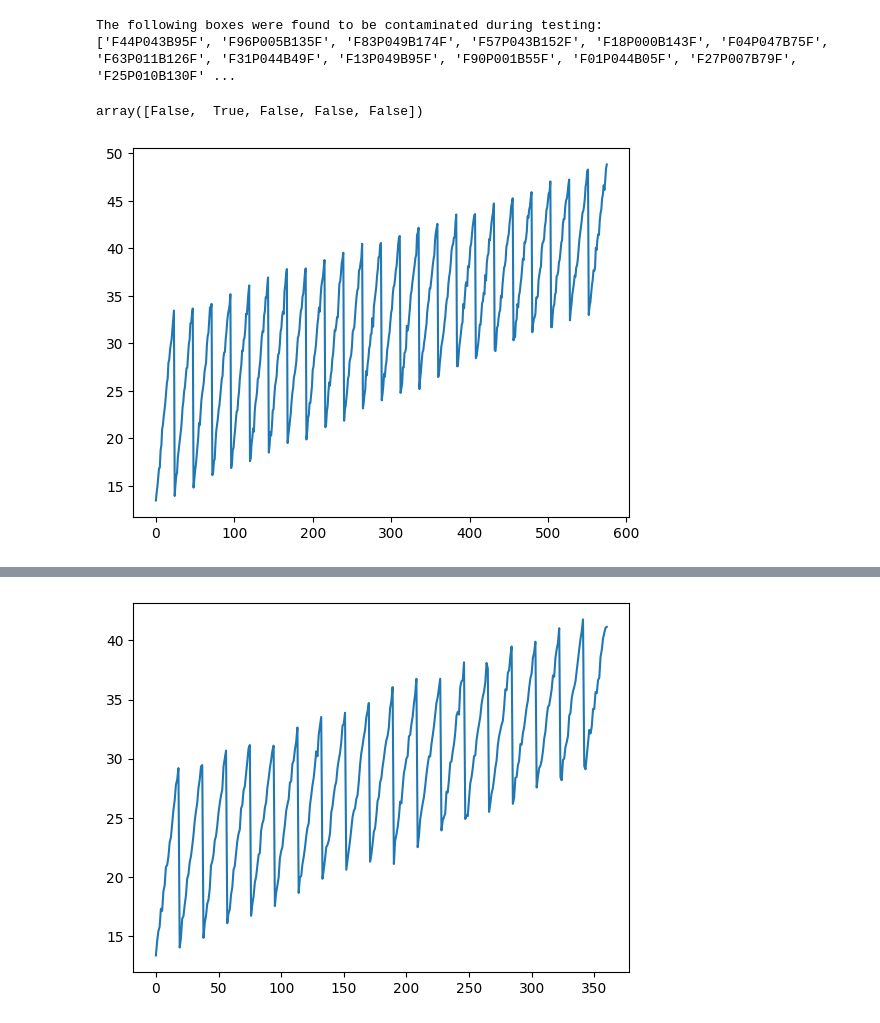
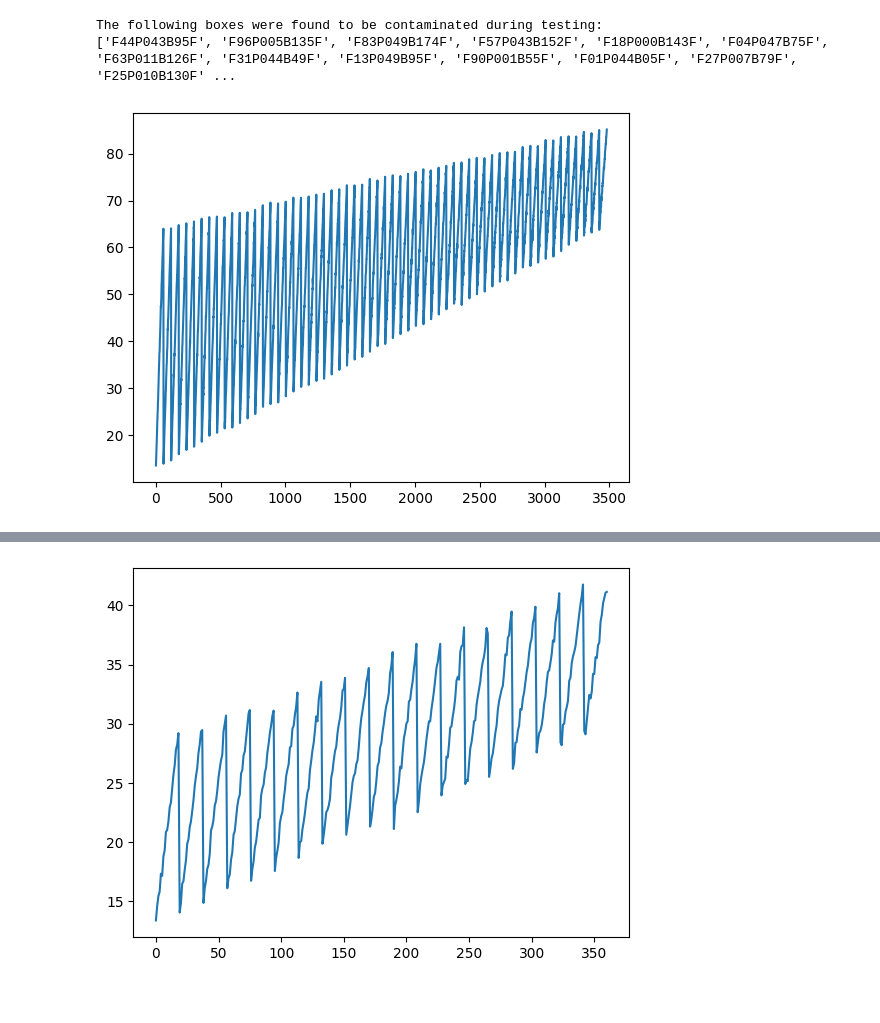
Before and after one commit to kushal-satya/food_safety_abm, a Jupyter notebook: initial_code.ipynb, the cells around one changed output, grey strips where cells are left out. Drawn from its saved outputs; the diff is of its cells as text; code cells hidden in the pictures.

```diff
--- a/initial_code.ipynb
+++ b/initial_code.ipynb
@@ -788,34 +788,26 @@ else:
 # %% [output]
 The following boxes were found to be contaminated during testing:
 ['F44P043B95F', 'F96P005B135F', 'F83P049B174F', 'F57P043B152F', 'F18P000B143F', 'F04P047B75F', 'F63P011B126F', 'F31P044B49F', 'F13P049B95F', 'F90P001B55F', 'F01P044B05F', 'F27P007B79F', 'F25P010B130F' ...
-# %%
-mask1 = np.zeros(5, dtype=np.bool_)
-mask1[0] = True
-mask1[1] = True
-mask2 = np.zeros(5, dtype=np.bool_)
-mask2[1] = True
-mask1*mask2
-# %% [output]
-array([False,  True, False, False, False])
 # %%
 import numpy as np
-from numba import njit, types as T
-@jit(T.ListType(T.string))
-def generate_box_id(farm_idx, plot_idx, box_idx):
+
+def generate_box_id(farm_idx, plot_idx, box_idx, stage):
     farm_str = str(farm_idx).zfill(2)
     plot_str = str(plot_idx).zfill(3)
     box_str = str(box_idx).zfill(2)
-    return "F" + farm_str + "P" + plot_str + "B" + box_str
-@njit
+    return "F" + farm_str + "P" + plot_str + "B" + box_str + stage
+
+#@njit(T.boolean(T.int64, T.float64))
 def generate_contamination_mask(total_boxes, contamination_rate):
     contaminated_boxes = int(total_boxes * contamination_rate)
     mask = np.zeros(total_boxes, dtype=np.bool_)
     mask[:contaminated_boxes] = True
     np.random.shuffle(mask)
     return mask
-@njit
-#def run_stage(box_ids: T.List, contamination_mask: T.Array, test_rate: float) -> T.Tuple:
-def run_stage(box_ids, contamination_mask, test_rate):
+
+def run_stage(stage: str, box_ids: T.List, contamination_mask: T.Array, test_rate: float) -> T.Tuple:
+
+#def run_stage(stage, box_ids, contamination_mask, test_rate):
     #tested_boxes = np.random.choice(box_ids.shape[0], int(box_ids.shape[0] * test_rate), replace=False)
     tested_boxes_mask = np.zeros(box_ids.shape[0], dtype=np.bool_)
     tested_boxes_mask[np.random.choice(box_ids.shape[0], int(box_ids.shape[0] * test_rate), replace=False)] = True
@@ -844,7 +836,7 @@ def run_stage(box_ids, contamination_mask, test_rate):
 def run_simulation(farm_population, plot_per_farm, box_per_plot, contamination_rate, f_test_rate, p_test_rate,
                    d_test_rate, r_test_rate, c_test_rate):
     total_boxes = farm_population * plot_per_farm * box_per_plot
-    box_ids = np.array([generate_box_id(farm_idx, plot_idx, box_idx)
+    box_ids = np.array([generate_box_id(farm_idx, plot_idx, box_idx, "F")
                         for farm_idx in range(farm_population)
                         for plot_idx in range(plot_per_farm)
                         for box_idx in range(box_per_plot)])
@@ -857,19 +849,19 @@ def run_simulation(farm_population, plot_per_farm, box_per_plot, contamination_r
     dropped_boxes_C = set()
 
     # Run F stage of testing
-    box_ids_F, contamination_mask, dropped_boxes_F = run_stage( box_ids, contamination_mask, f_test_rate)
+    box_ids_F, contamination_mask, dropped_boxes_F = run_stage("F", box_ids, contamination_mask, f_test_rate)
 
     # Run P stage of testing
-    box_ids_P, contamination_mask, dropped_boxes_P = run_stage(box_ids_F, contamination_mask, p_test_rate)
+    box_ids_P, contamination_mask, dropped_boxes_P = run_stage("P", box_ids_F, contamination_mask, p_test_rate)
 
     # Run D stage of testing
-    box_ids_D, contamination_mask, dropped_boxes_D = run_stage(box_ids_P, contamination_mask, d_test_rate)
+    box_ids_D, contamination_mask, dropped_boxes_D = run_stage("D", box_ids_P, contamination_mask, d_test_rate)
 
     # Run R stage of testing
-    box_ids_R, contamination_mask, dropped_boxes_R = run_stage(box_ids_D, contamination_mask, r_test_rate)
+    box_ids_R, contamination_mask, dropped_boxes_R = run_stage("R", box_ids_D, contamination_mask, r_test_rate)
 
     # Run C stage of testing
-    box_ids_C, contamination_mask, dropped_boxes_C = run_stage(box_ids_R, contamination_mask, c_test_rate)
+    box_ids_C, contamination_mask, dropped_boxes_C = run_stage("C", box_ids_R, contamination_mask, c_test_rate)
 
     return box_ids,box_ids_C, dropped_boxes_F, dropped_boxes_P, dropped_boxes_D, dropped_boxes_R, dropped_boxes_C
 
@@ -1000,36 +939,36 @@ plot_per_farm = 50
 box_per_plot = 50
 contamination_rate = 0.06
 
 d_test_rate = 0.03
 r_test_rate = 0.04
 c_test_rate = 0.05
 
 box_ids_l=[]
 box_ids_C_l=[]
 dropped_boxes_F_l=[]
 dropped_boxes_P_l=[]
 dropped_boxes_D_l=[]
 dropped_boxes_R_l=[]
 dropped_boxes_C_l=[]
 detection_percent_l=[]
-for f_test_rate in tqdm(np.arange(0.01,0.25,0.01)):
-    for p_test_rate in np.arange(0.01,0.25,0.01):
+for f_test_rate in tqdm(np.arange(0.01,0.6,0.01)):
+    for p_test_rate in np.arange(0.01,0.6,0.01):
         box_ids,box_ids_C, dropped_boxes_F, dropped_boxes_P, dropped_boxes_D, dropped_boxes_R, dropped_boxes_C = run_simulation(farm_population, plot_per_farm, box_per_plot, contamination_rate, f_test_rate, p_test_rate, d_test_rate, r_test_rate, c_test_rate)
         box_ids_l.append(len(box_ids))
         box_ids_C_l.append(len(box_ids_C))
         dropped_boxes_F_l.append(len(dropped_boxes_F))
         dropped_boxes_P_l.append(len(dropped_boxes_P))
         dropped_boxes_D_l.append(len(dropped_boxes_D))
         dropped_boxes_R_l.append(len(dropped_boxes_R))
         dropped_boxes_C_l.append(len(dropped_boxes_C))
         detection_percent = ((len(box_ids)-len(box_ids_C))/(contamination_rate*len(box_ids)))*100
         detection_percent_l.append(detection_percent)
         #print(f_test_rate,p_test_rate,detection_percent)
 
 plt.plot(detection_percent_l)
 plt.show()
 # %% [output]
-[figure, old version]
+[figure, new version]
 # %%
 from tqdm import tqdm
 import concurrent.futures
```
Also changed, not shown: parts of 16 cells of this notebook, 2 other files.
